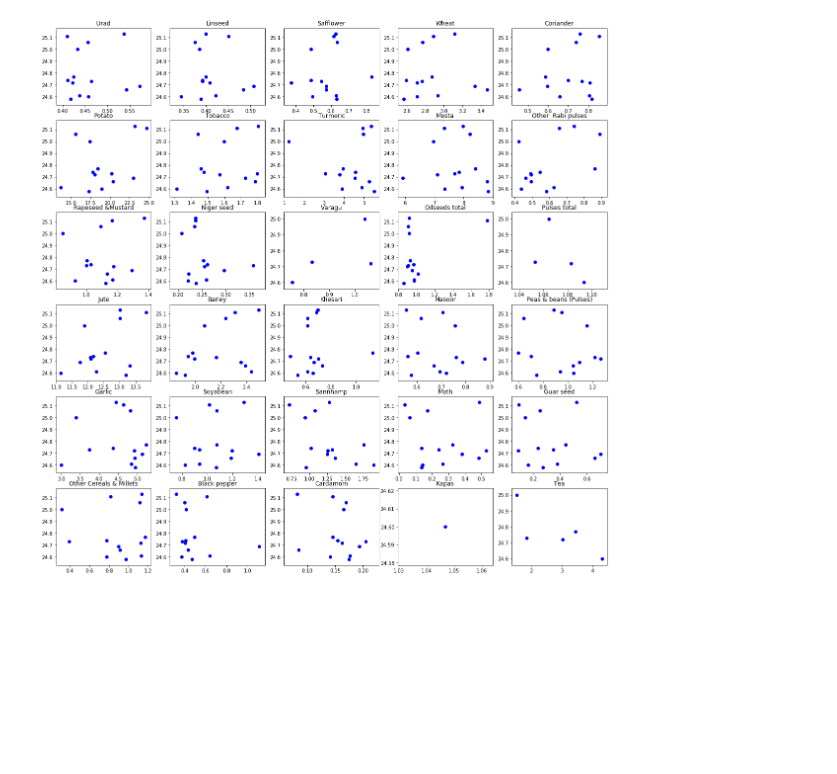
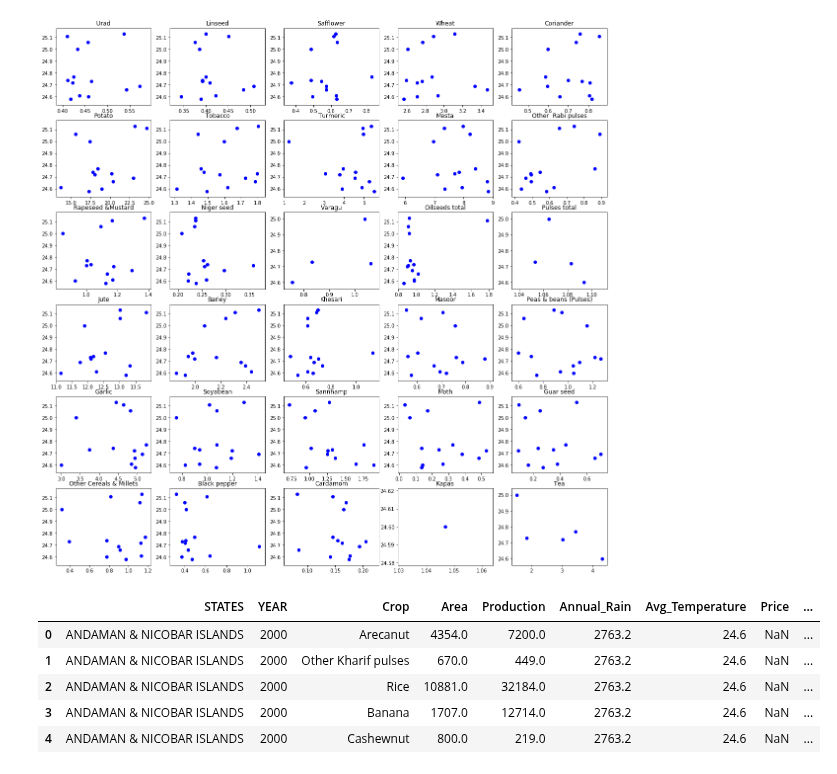
Before and after one commit to nitinvbharti/Agriculture_Analysis, a Jupyter notebook: Agro_analysis.ipynb, the cells around one changed output. Drawn from its saved outputs; the diff is of its cells as text; code cells hidden in the pictures; blank space fills up the shorter version.

Commit message:
Added all merged table

```diff
--- a/Agro_analysis.ipynb
+++ b/Agro_analysis.ipynb
@@ -643,0 +656,42 @@ mplot.show()
+# %%
+temp_crop_price = crop_price.melt(id_vars=['Commodities'])
+temp_crop_price.variable=temp_crop_price.variable.astype(int)
+# %%
+temp_cost = pd.concat([culti_cost.iloc[:,0:2],culti_cost.iloc[:,8:14]],axis=1)
+years = temp_cost.columns[2:]
+temp_cost.columns = list(temp_cost.columns[:2])+list([year[len(year)-7:len(year)-3] for year in years ])
+temp_cost= temp_cost.melt(id_vars=['Crop','State/ UT Name'])
+temp_cost.Crop[temp_cost.Crop=='Paddy'] = 'Rice'
+temp_cost.Crop[temp_cost.Crop=='Arhar'] = 'Arhar/Tur'
+temp_cost.Crop[temp_cost.Crop=='Cotton'] = 'Cotton(lint)'
+temp_cost.Crop[temp_cost.Crop=='Rapeseed And Mustard'] = 'Rapeseed'
+temp_cost.variable = temp_cost.variable.astype(int)
+# %%
+temp_cost1 = pd.concat([culti_cost.iloc[:,0:2],culti_cost.iloc[:,14:19]],axis=1)
+years = temp_cost1.columns[2:]
+temp_cost1.columns = list(temp_cost1.columns[:2])+list([year[len(year)-7:len(year)-3] for year in years ])
+temp_cost1= temp_cost1.melt(id_vars=['Crop','State/ UT Name'])
+temp_cost1.Crop[temp_cost1.Crop=='Paddy'] = 'Rice'
+temp_cost1.Crop[temp_cost1.Crop=='Arhar'] = 'Arhar/Tur'
+temp_cost1.Crop[temp_cost1.Crop=='Cotton'] = 'Cotton(lint)'
+temp_cost1.Crop[temp_cost1.Crop=='Rapeseed And Mustard'] = 'Rapeseed'
+temp_cost1.variable = temp_cost1.variable.astype(int)
+# %%
+temp_sui = suicides.copy()
+temp_sui = temp_sui.melt(id_vars='STATES')
+temp_sui.variable=temp_sui.variable.astype(int)
+# %%
+merged_all=pd.merge(area_temp.rename(columns={'State_Name':'STATES','Crop_Year':'YEAR' }),temp_rain.rename(columns={'ANNUAL':'Annual_Rain'}),how='left')
+merged_all=pd.merge(merged_all,temperature.iloc[:,0:2].rename(columns={'ANNUAL':'Avg_Temperature'}),how='left')
+merged_all=pd.merge(merged_all,temp_crop_price.rename(columns={'Commodities':'Crop','variable':'YEAR','value':'Price'}),how='left')
+merged_all=pd.merge(merged_all,temp_cost.rename(columns={'State/ UT Name':'STATES','variable':'YEAR','value':'Cost_per_Hectare'}),how='left')
+merged_all=pd.merge(merged_all,temp_cost1.rename(columns={'State/ UT Name':'STATES','variable':'YEAR','value':'Cost_per_quintal'}),how='left')
+merged_all = pd.merge(merged_all,temp_sui.rename(columns={'variable':'YEAR','value':'Suicides'}),how='left')
+merged_all.head()
+# %% [output]
+|  | STATES | YEAR | Crop | Area | Production | Annual_Rain | Avg_Temperature | Price | ... |
+| 0 | ANDAMAN & NICOBAR ISLANDS | 2000 | Arecanut | 4354.0 | 7200.0 | 2763.2 | 24.6 | NaN | ... |
+| 1 | ANDAMAN & NICOBAR ISLANDS | 2000 | Other Kharif pulses | 670.0 | 449.0 | 2763.2 | 24.6 | NaN | ... |
+| 2 | ANDAMAN & NICOBAR ISLANDS | 2000 | Rice | 10881.0 | 32184.0 | 2763.2 | 24.6 | NaN | ... |
+| 3 | ANDAMAN & NICOBAR ISLANDS | 2000 | Banana | 1707.0 | 12714.0 | 2763.2 | 24.6 | NaN | ... |
+| 4 | ANDAMAN & NICOBAR ISLANDS | 2000 | Cashewnut | 800.0 | 219.0 | 2763.2 | 24.6 | NaN | ... |
```
Also changed, not shown: parts of 2 cells of this notebook.
